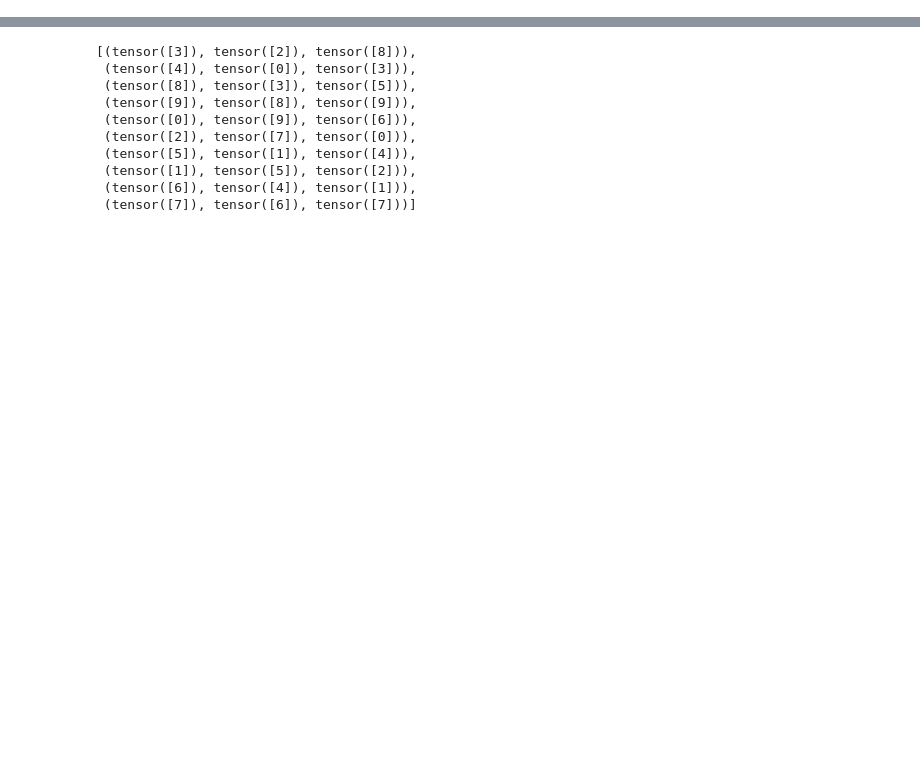
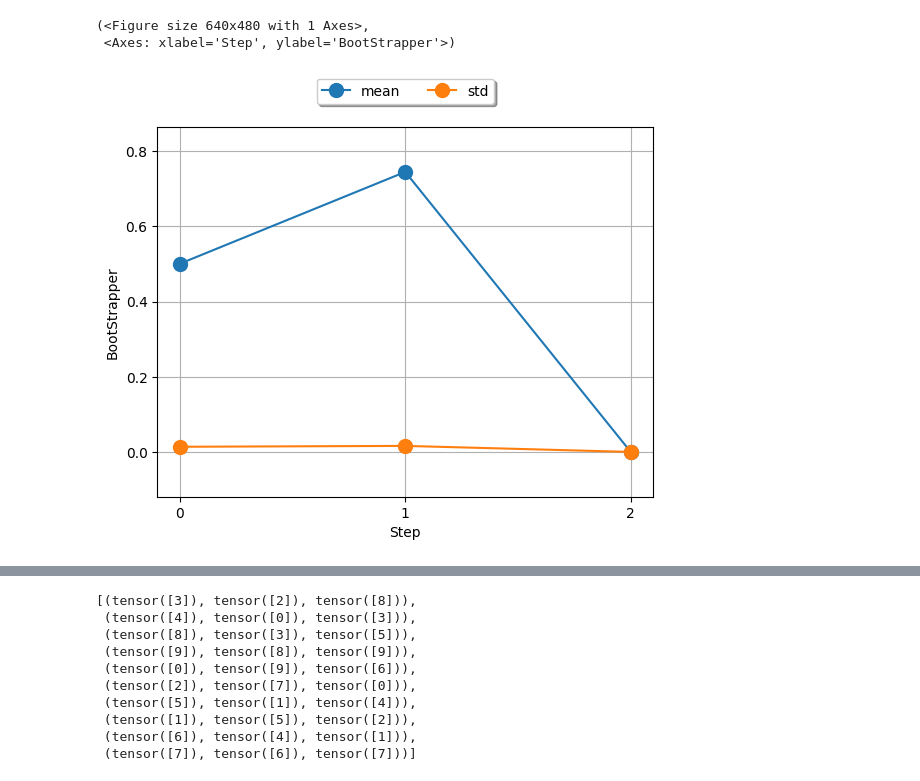
Before and after one commit to pietrolesci/anchoral, a Jupyter notebook: notebooks/scratch.ipynb, the cells around one changed output, grey strips where cells are left out. Saved outputs shown, nothing was run; the diff lists cells and outputs as text; code cells hidden in the pictures; blank space fills up the shorter version.

```diff
--- a/notebooks/scratch.ipynb
+++ b/notebooks/scratch.ipynb
@@ -0,0 +107,6 @@
+# %%
+bootstrap.plot()
+# %% [output]
+(<Figure size 640x480 with 1 Axes>,
+ <Axes: xlabel='Step', ylabel='BootStrapper'>)
+[figure, added]
```
Also changed, not shown: parts of 10 cells of this notebook, 23 other files.
